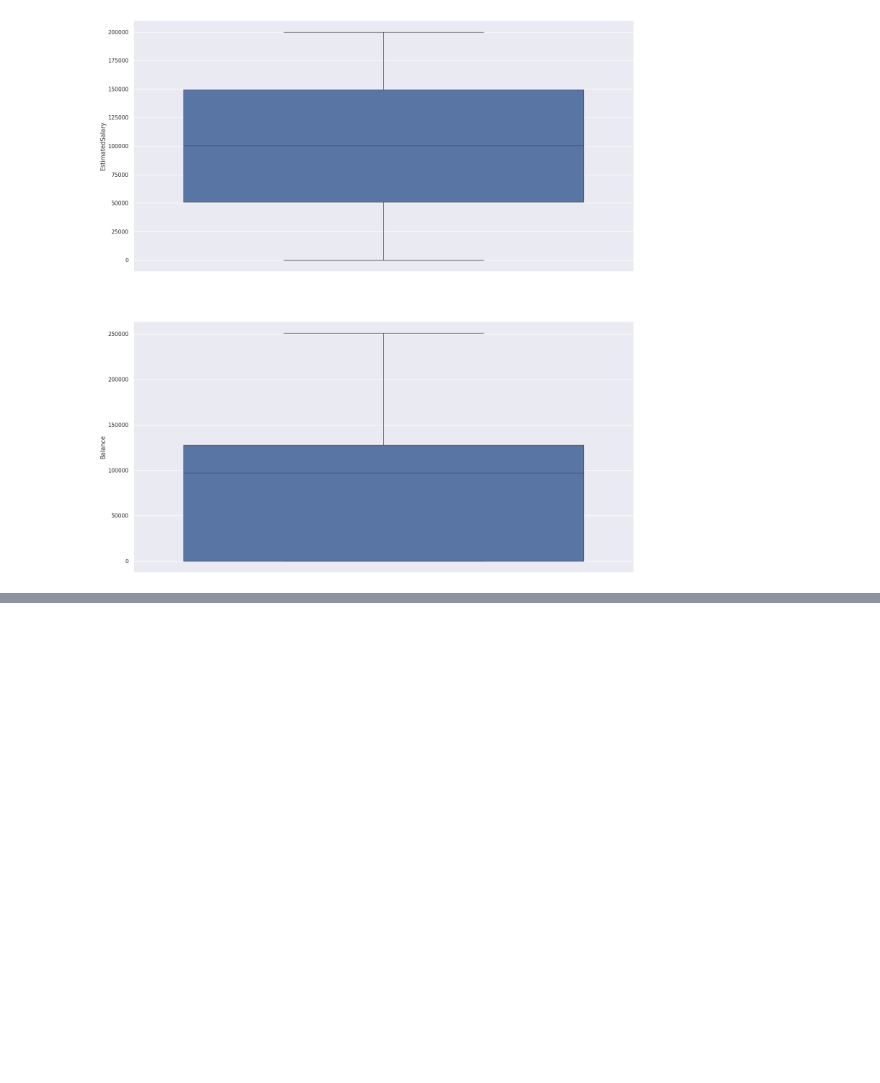
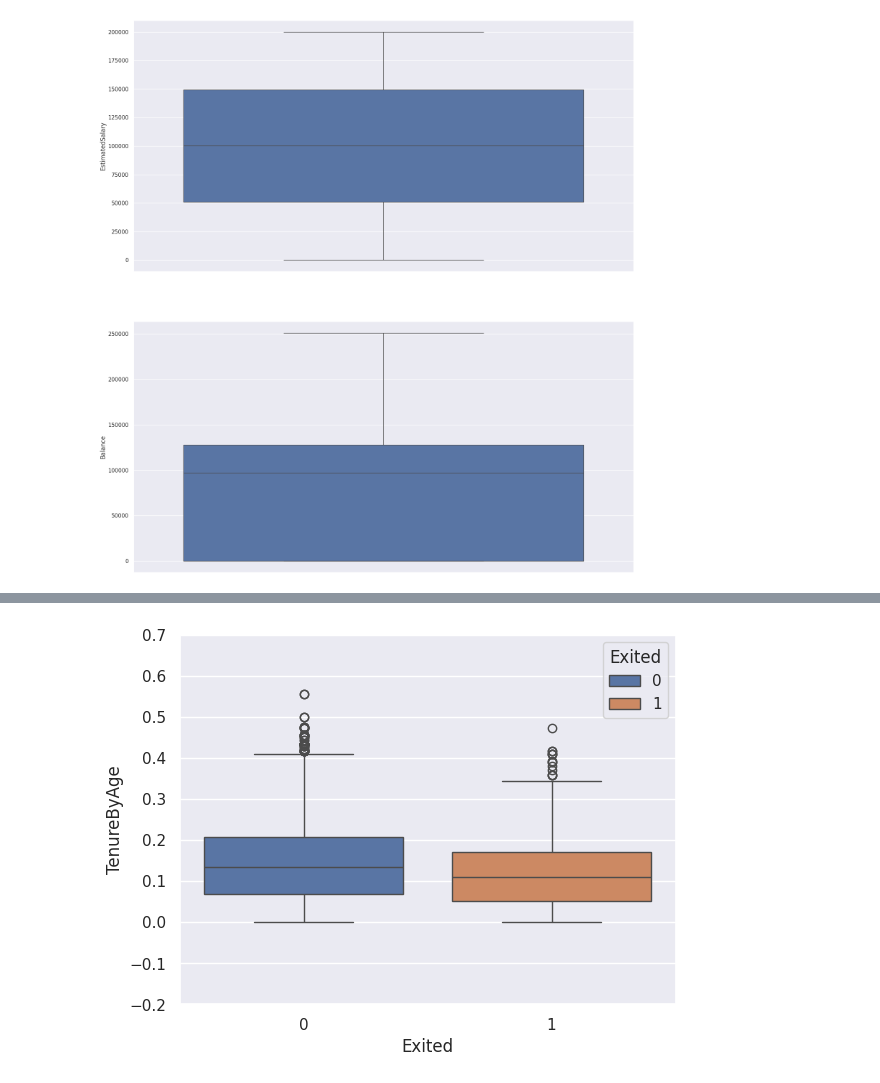
Before and after one commit to trishashukla1021/afame-technologies, a Jupyter notebook: customer_churn_prediction_task.ipynb, the cells around one changed output, grey strips where cells are left out. Cells and saved outputs as stored; diff of their text form; code cells hidden in the pictures; blank space fills up the shorter version.

```diff
--- a/customer_churn_prediction_task.ipynb
+++ b/customer_churn_prediction_task.ipynb
@@ -150,0 +219,7 @@ plt.show()
+# %%
+df['TenureByAge'] = df.Tenure/(df.Age)
+sns.boxplot(y='TenureByAge',x = 'Exited', hue = 'Exited',data = df)
+plt.ylim(-0.2, 0.7)
+plt.show()
+# %% [output]
+[figure, added]
```
Also changed, not shown: parts of 16 cells of this notebook.
